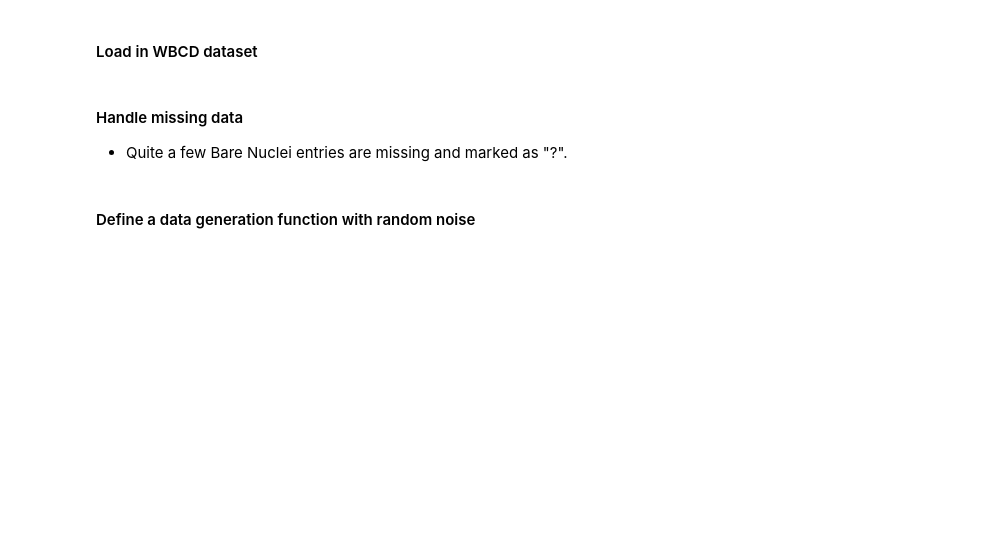
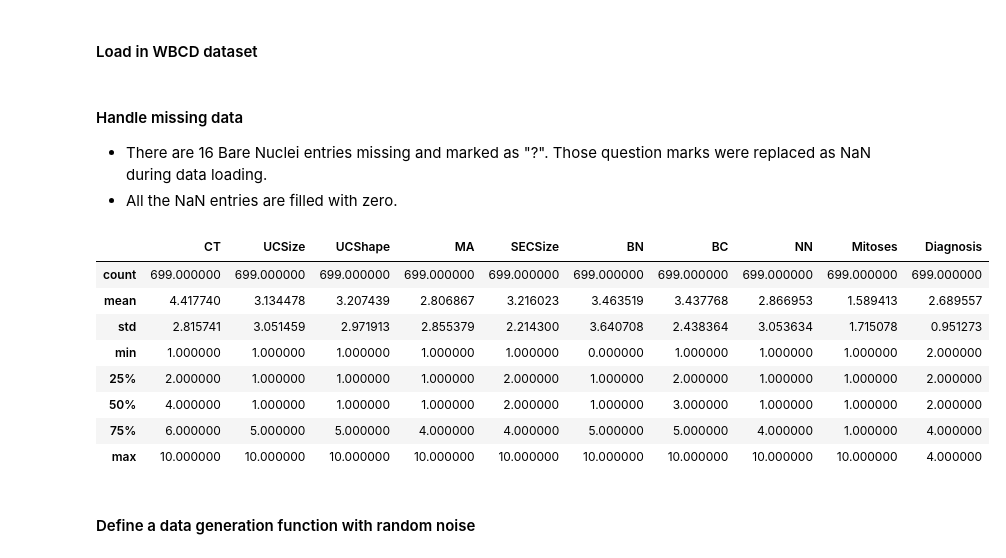
Before and after one commit to VikramSuriyanarayanan/machine-learning, a Jupyter notebook: capstone/capstone.ipynb, the cells around one changed output. Saved outputs shown, nothing was run; the diff lists cells and outputs as text; code cells hidden in the pictures; blank space fills up the shorter version.

```diff
--- a/capstone/capstone.ipynb
+++ b/capstone/capstone.ipynb
@@ -17,9 +19,10 @@ from sklearn.preprocessing import MinMaxScaler
 # %%
 # Load the Boston housing dataset
 headers = ["ID","CT","UCSize","UCShape","MA","SECSize","BN","BC","NN","Mitoses","Diagnosis"]
-data = pd.read_csv('breast-cancer-wisconsin.csv', names = headers)
+data = pd.read_csv('breast-cancer-wisconsin.csv', na_values='?', header=None, index_col=['ID'], names = headers)
 data = data.reset_index(drop=True)
 # %% [markdown]
 #### Handle missing data
-* Quite a few Bare Nuclei entries are missing and marked as "?".
+* There are 16 Bare Nuclei entries missing and marked as "?". Those question marks were replaced as NaN during data loading.
+* All the NaN entries are filled with zero.
 # %%
@@ -27,4 +29,16 @@ data = data.replace('?', np.nan)
 data = data.fillna(0)
+# %%
+data.describe()
+# %% [output]
+|  | CT | UCSize | UCShape | MA | SECSize | BN | BC | NN | Mitoses | Diagnosis |
+| count | 699.000000 | 699.000000 | 699.000000 | 699.000000 | 699.000000 | 699.000000 | 699.000000 | 699.000000 | 699.000000 | 699.000000 |
+| mean | 4.417740 | 3.134478 | 3.207439 | 2.806867 | 3.216023 | 3.463519 | 3.437768 | 2.866953 | 1.589413 | 2.689557 |
+| std | 2.815741 | 3.051459 | 2.971913 | 2.855379 | 2.214300 | 3.640708 | 2.438364 | 3.053634 | 1.715078 | 0.951273 |
+| min | 1.000000 | 1.000000 | 1.000000 | 1.000000 | 1.000000 | 0.000000 | 1.000000 | 1.000000 | 1.000000 | 2.000000 |
+| 25% | 2.000000 | 1.000000 | 1.000000 | 1.000000 | 2.000000 | 1.000000 | 2.000000 | 1.000000 | 1.000000 | 2.000000 |
+| 50% | 4.000000 | 1.000000 | 1.000000 | 1.000000 | 2.000000 | 1.000000 | 3.000000 | 1.000000 | 1.000000 | 2.000000 |
+| 75% | 6.000000 | 5.000000 | 5.000000 | 4.000000 | 4.000000 | 5.000000 | 5.000000 | 4.000000 | 1.000000 | 4.000000 |
+| max | 10.000000 | 10.000000 | 10.000000 | 10.000000 | 10.000000 | 10.000000 | 10.000000 | 10.000000 | 10.000000 | 4.000000 |
 # %% [markdown]
 #### Define a data generation function with random noise
 # %%
```
Also changed, not shown: parts of 16 cells of this notebook, 1 other file.
